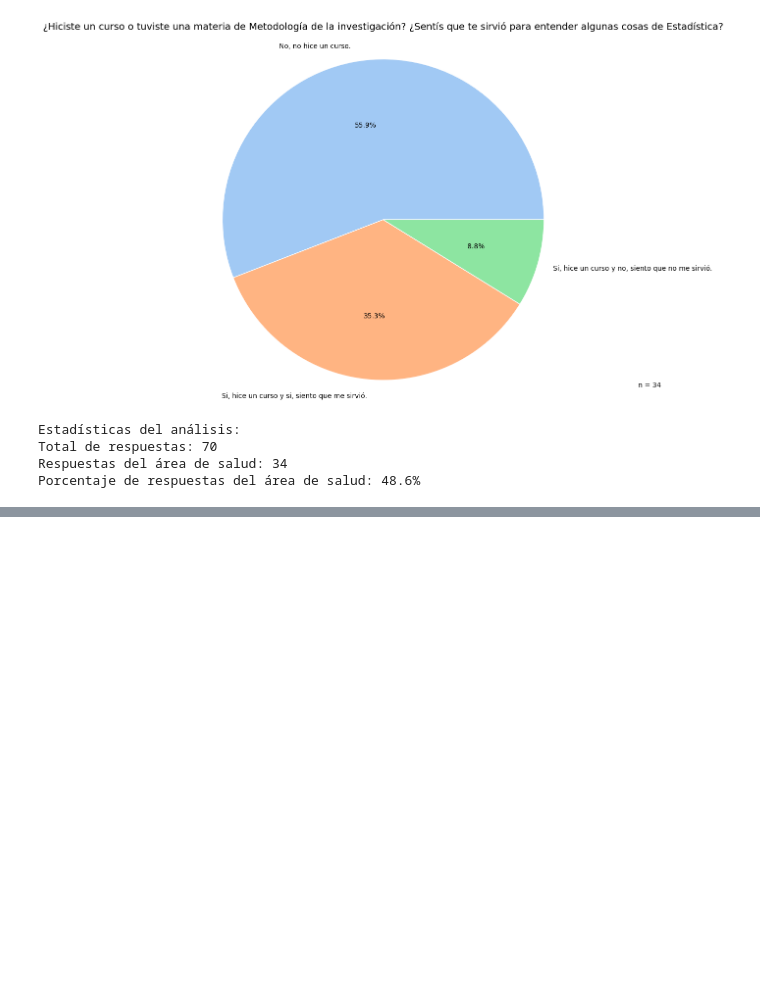
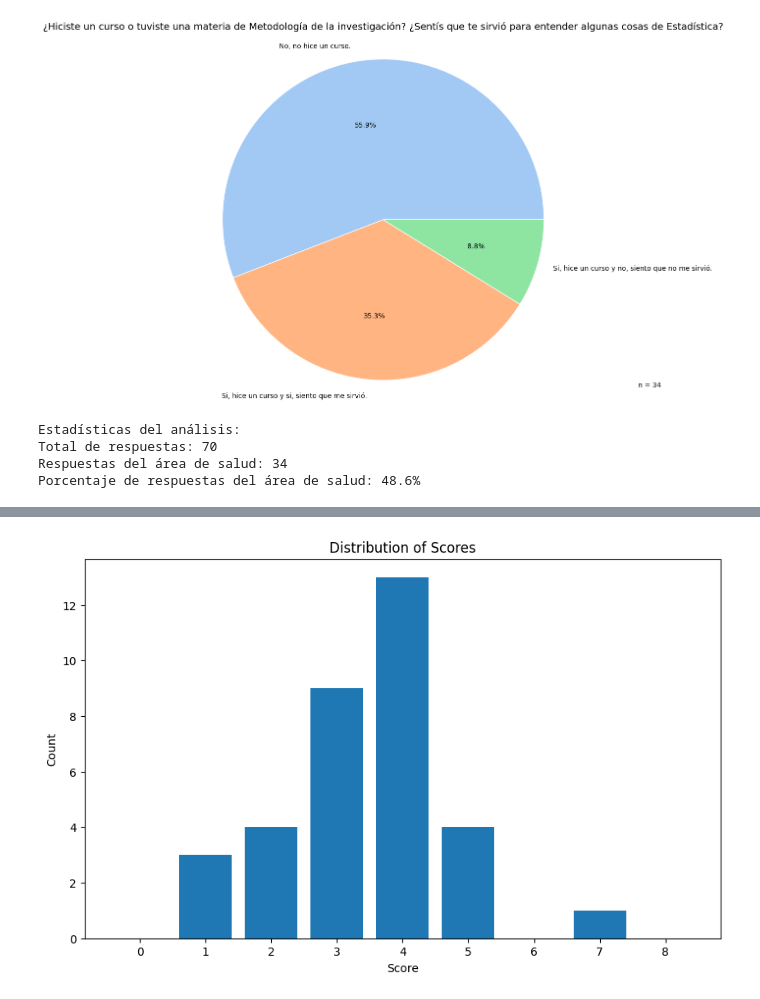
Before and after one commit to Harrynski/Alfabetizacion-Estadistica-en-las-Ciencias-de-la-Salud, a Jupyter notebook: Analyzing_data.ipynb, the cells around one changed output, grey strips where cells are left out. Cells and saved outputs as stored; diff of their text form; code cells hidden in the pictures; blank space fills up the shorter version.

```diff
--- a/Analyzing_data.ipynb
+++ b/Analyzing_data.ipynb
@@ -4,7 +4,7 @@ import matplotlib.pyplot as plt
 import seaborn as sns
 
 # Read the CSV file exported from Google Forms
-path = rf'Encuesta de alfabetización estadística.csv'
+path = rf'Data/Encuesta de alfabetización estadística.csv'
 df = pd.read_csv(path)
 # %%
 df_health = df[df['¿Sos estudiante o profesional de las Ciencias Médicas?']=='Si']
@@ -128,2 +165,3 @@ Porcentaje de respuestas del área de salud: 48.6%
 # %%
-medical_responses['Total score'] = medical_responses['Total score'].str[:1].astype('Int')
+medical_responses['Total score'] = medical_responses['Total score'].str[:1].astype('Int64')
+medical_responses
@@ -169,0 +179,6 @@ Percentage of medical/health responses: 48.6%
+# %%
+
+# Assuming your original DataFrame is called 'df' and the column with scores is called 'score'
+# Create a new DataFrame with all possible scores
+all_scores = pd.DataFrame({'score': range(9)})  # 0 to 8 inclusive
+all_scores
@@ -169,0 +196,11 @@ Percentage of medical/health responses: 48.6%
+# %%
+
+# Merge with your existing data, counting occurrences of each score
+merged_df = all_scores.merge(medical_responses['Total score'].value_counts().reset_index(),
+                             left_on='score',
+                             right_on='Total score',
+                             how='left')
+merged_df
+merged_df['count'] = merged_df['count'].fillna(0)
+merged_df = merged_df[['score', 'count']]
+merged_df
@@ -169,0 +218,15 @@ Percentage of medical/health responses: 48.6%
+# %%
+
+# Fill NaN values with 0 and rename columns
+
+
+# Create the bar plot
+plt.figure(figsize=(10, 6))
+plt.bar(merged_df['score'], merged_df['count'])
+plt.xlabel('Score')
+plt.ylabel('Count')
+plt.title('Distribution of Scores')
+plt.xticks(range(9))  # Ensure all score values (0-8) are shown on x-axis
+plt.show()
+# %% [output]
+[figure, added]
```
Also changed, not shown: parts of 7 cells of this notebook, 7 other files.
